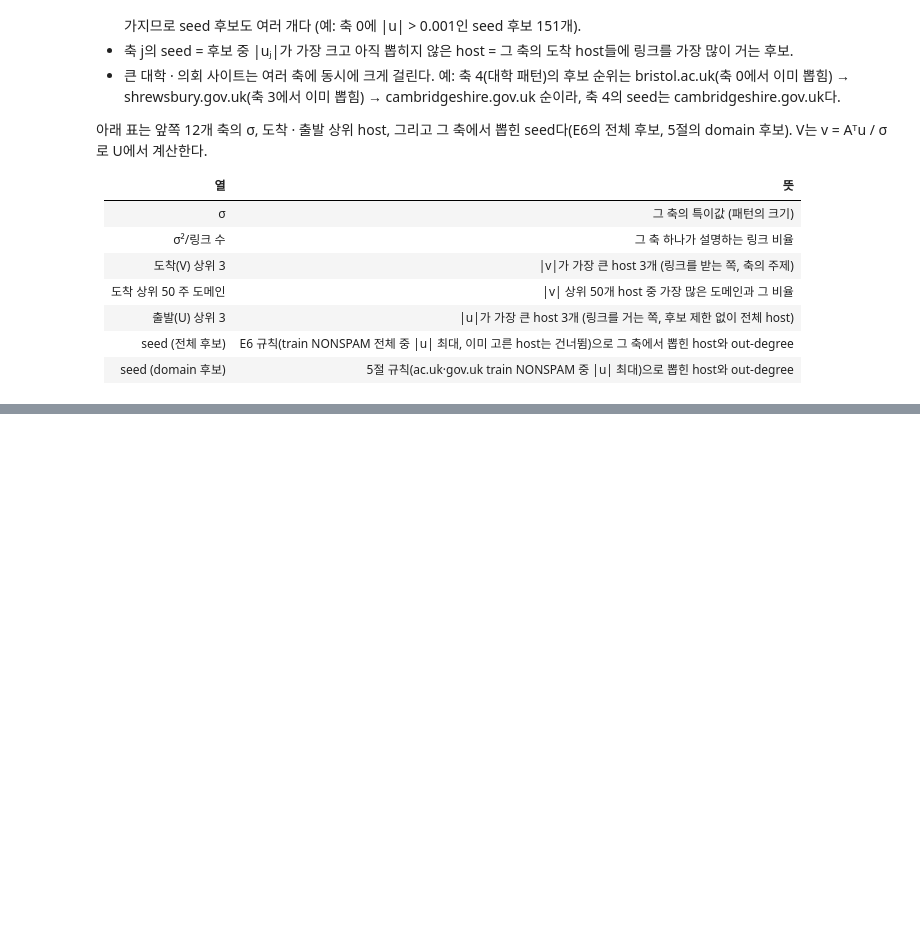
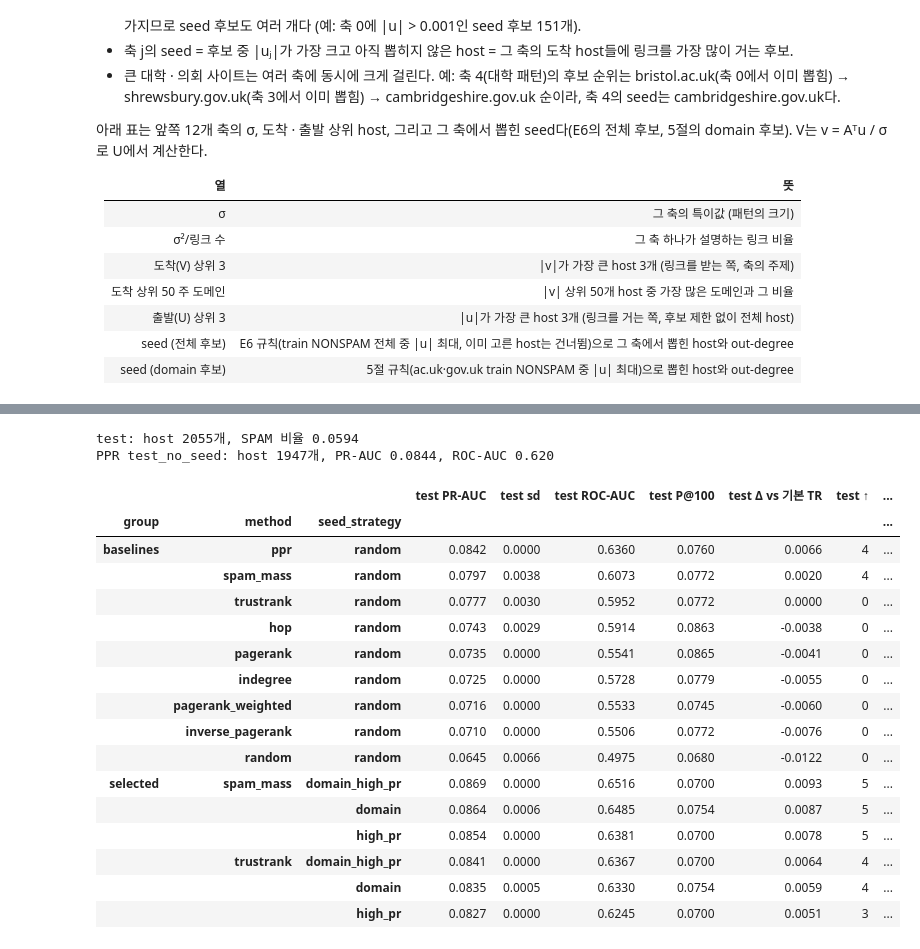
Before and after one commit to notyangji/Trust-Aware_Spam_Ranking, a Jupyter notebook: notebooks/02_results.ipynb, the cells around one changed output, grey strips where cells are left out. Saved outputs shown, nothing was run; the diff lists cells and outputs as text; code cells hidden in the pictures; blank space fills up the shorter version.

```diff
--- a/notebooks/02_results.ipynb
+++ b/notebooks/02_results.ipynb
@@ -980,0 +1030,47 @@ with pd.option_context("display.max_colwidth", 70):
+# %%
+def ft_summary(df):
+    g = df.groupby(["group", "method", "seed_strategy"], sort=False)
+    return pd.DataFrame({"PR-AUC": g["pr_auc"].mean(), "sd": g["pr_auc"].std().fillna(0),
+                         "ROC-AUC": g["roc_auc"].mean(), "P@100": g["p@100"].mean(),
+                         "Δ vs 기본 TR": g["diff_vs_ref"].mean(),
+                         "↑": g["diff_lo"].apply(lambda s: int((s > 0).sum())),
+                         "↓": g["diff_hi"].apply(lambda s: int((s < 0).sum()))})
+
+
+ft_t = ft_summary(FT[FT["eval_subset"] == "test"])
+ft_v = ft_summary(FT[FT["eval_subset"] == "val"])
+final_table = ft_t.add_prefix("test ").join(ft_v[["PR-AUC", "Δ vs 기본 TR", "↑", "↓"]].add_prefix("val "))
+final_table = final_table.sort_values(["group", "test PR-AUC"], ascending=[True, False])
+prev_test = FT.loc[FT["eval_subset"] == "test", "prevalence"].iloc[0]
+ppr_ns = FT[(FT["method"] == "ppr") & (FT["eval_subset"] == "test_no_seed")][["n_eval", "n_pos", "pr_auc", "roc_auc"]].mean()
+print(f"test: host {int(FT.loc[FT['eval_subset'] == 'test', 'n_eval'].iloc[0])}개, SPAM 비율 {prev_test:.4f}")
+print(f"PPR test_no_seed: host {int(ppr_ns['n_eval'])}개, PR-AUC {ppr_ns['pr_auc']:.4f}, ROC-AUC {ppr_ns['roc_auc']:.3f}")
+
+t = final_table.reset_index()
+t["method"] = t["method"].map(LABEL)
+t["seed_strategy"] = t["seed_strategy"].map(STRATEGY_LABEL)
+(METRICS / "summary_final.md").write_text(
+    "### Final test (SET2) 결과와 같은 조건의 val\n\n"
+    f"기준: 같은 random_seed의 기본 TrustRank. test SPAM 비율 = {prev_test:.4f}. * domain_high_pr은 val 결과를 보고 추가한 전략.\n\n"
+    + md_table(t.round(4)) + "\n", encoding="utf-8")
+final_table.round(4)
+# %% [output]
+test: host 2055개, SPAM 비율 0.0594
+PPR test_no_seed: host 1947개, PR-AUC 0.0844, ROC-AUC 0.620
+|  |  |  | test PR-AUC | test sd | test ROC-AUC | test P@100 | test Δ vs 기본 TR | test ↑ | ... |
+| group | method | seed_strategy |  |  |  |  |  |  | ... |
+| baselines | ppr | random | 0.0842 | 0.0000 | 0.6360 | 0.0760 | 0.0066 | 4 | ... |
+|  | spam_mass | random | 0.0797 | 0.0038 | 0.6073 | 0.0772 | 0.0020 | 4 | ... |
+|  | trustrank | random | 0.0777 | 0.0030 | 0.5952 | 0.0772 | 0.0000 | 0 | ... |
+|  | hop | random | 0.0743 | 0.0029 | 0.5914 | 0.0863 | -0.0038 | 0 | ... |
+|  | pagerank | random | 0.0735 | 0.0000 | 0.5541 | 0.0865 | -0.0041 | 0 | ... |
+|  | indegree | random | 0.0725 | 0.0000 | 0.5728 | 0.0779 | -0.0055 | 0 | ... |
+|  | pagerank_weighted | random | 0.0716 | 0.0000 | 0.5533 | 0.0745 | -0.0060 | 0 | ... |
+|  | inverse_pagerank | random | 0.0710 | 0.0000 | 0.5506 | 0.0772 | -0.0076 | 0 | ... |
+|  | random | random | 0.0645 | 0.0066 | 0.4975 | 0.0680 | -0.0122 | 0 | ... |
+| selected | spam_mass | domain_high_pr | 0.0869 | 0.0000 | 0.6516 | 0.0700 | 0.0093 | 5 | ... |
+|  |  | domain | 0.0864 | 0.0006 | 0.6485 | 0.0754 | 0.0087 | 5 | ... |
+|  |  | high_pr | 0.0854 | 0.0000 | 0.6381 | 0.0700 | 0.0078 | 5 | ... |
+|  | trustrank | domain_high_pr | 0.0841 | 0.0000 | 0.6367 | 0.0700 | 0.0064 | 4 | ... |
+|  |  | domain | 0.0835 | 0.0005 | 0.6330 | 0.0754 | 0.0059 | 4 | ... |
+|  |  | high_pr | 0.0827 | 0.0000 | 0.6245 | 0.0700 | 0.0051 | 3 | ... |
```
Also changed, not shown: parts of 7 cells of this notebook, 2 other files.
